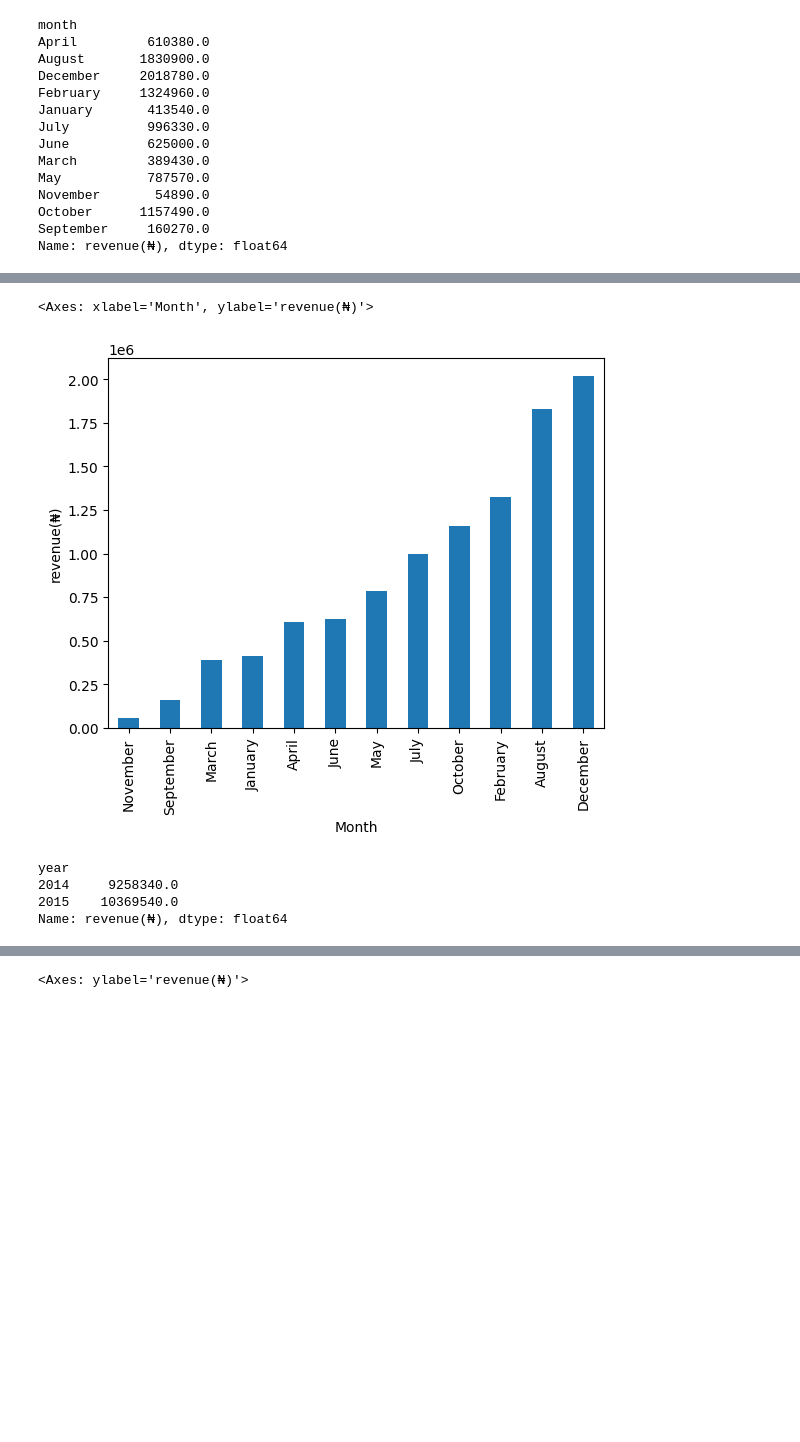
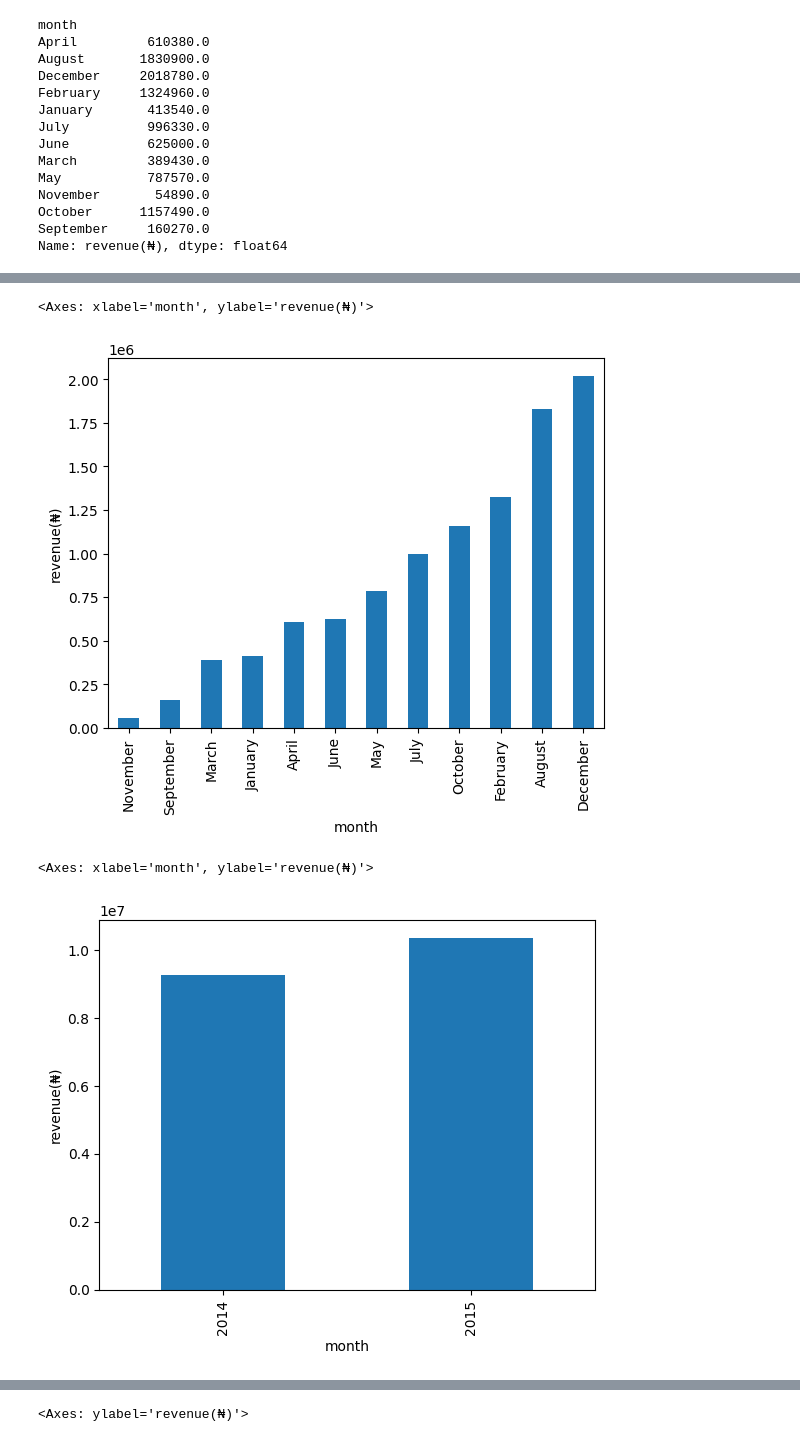
Before and after one commit to DuoDduo/AI-fellowship-module-2, a Jupyter notebook: Tasks/Task14/sales_data.ipynb, the cells around one changed output, grey strips where cells are left out. Cells and saved outputs as stored; diff of their text form; code cells hidden in the pictures; blank space fills up the shorter version.

```diff
--- a/Tasks/Task14/sales_data.ipynb
+++ b/Tasks/Task14/sales_data.ipynb
@@ -270,3 +304,7 @@ February     1324960.0
 August       1830900.0
 December     2018780.0
 Name: revenue(₦), dtype: float64
+# %%
+# using .sort_value() to to arrange the output based on the values for the 20i4 and 2015
+total_monthly_revenue= e_sales.groupby("year")['revenue(₦)'].sum().sort_values(ascending=True)
+total_monthly_revenue
@@ -278,16 +323,13 @@ total_monthly_revenue_2014.plot(kind="bar", xlabel="Month", ylabel="revenue(₦)
 [figure]
 # %%
 # plotting the chart for 2015 using bar chart in pandas
-total_monthly_revenue_2015.plot(kind="bar", xlabel="Month", ylabel="revenue(₦)")
+monthly_revenue_2015.plot(kind="bar", xlabel="month", ylabel="revenue(₦)")
 # %% [output]
-<Axes: xlabel='Month', ylabel='revenue(₦)'>
+<Axes: xlabel='month', ylabel='revenue(₦)'>
 [figure]
-# %%
-# using .sort_value() to to arrange the output based on the values for the 20i4 and 2015
-total_revenue= e_sales.groupby("year")['revenue(₦)'].sum().sort_values(ascending=True)
-total_revenue
-# %% [output]
-year
-2014     9258340.0
-2015    10369540.0
-Name: revenue(₦), dtype: float64
+# %%
+# plotting the chart for 2015 using bar chart in pandas
+total_monthly_revenue.plot(kind="bar", xlabel="month", ylabel="revenue(₦)")
+# %% [output]
+<Axes: xlabel='month', ylabel='revenue(₦)'>
+[figure, added]
```
Also changed, not shown: parts of 76 cells of this notebook, 1 other file.
